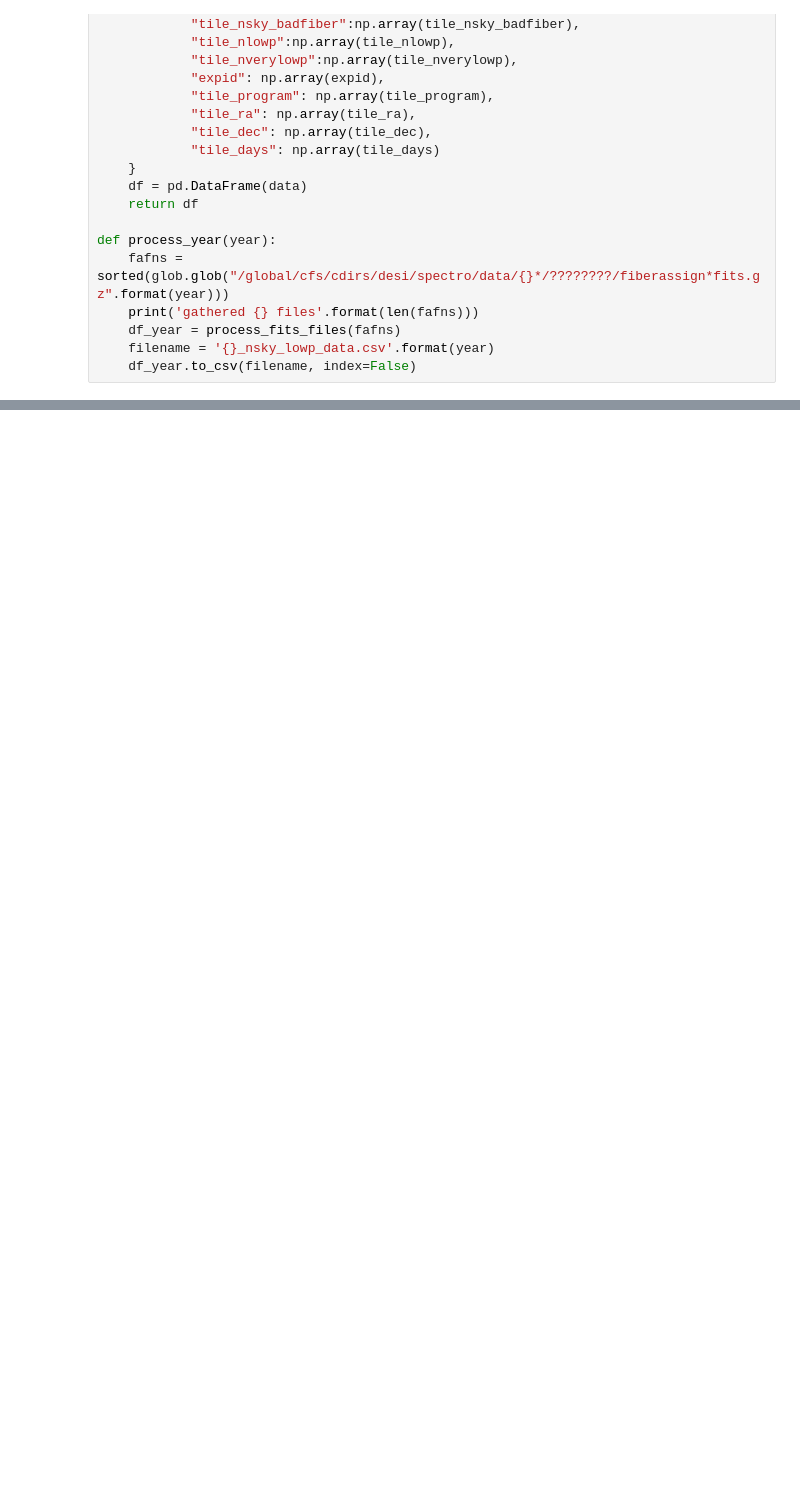
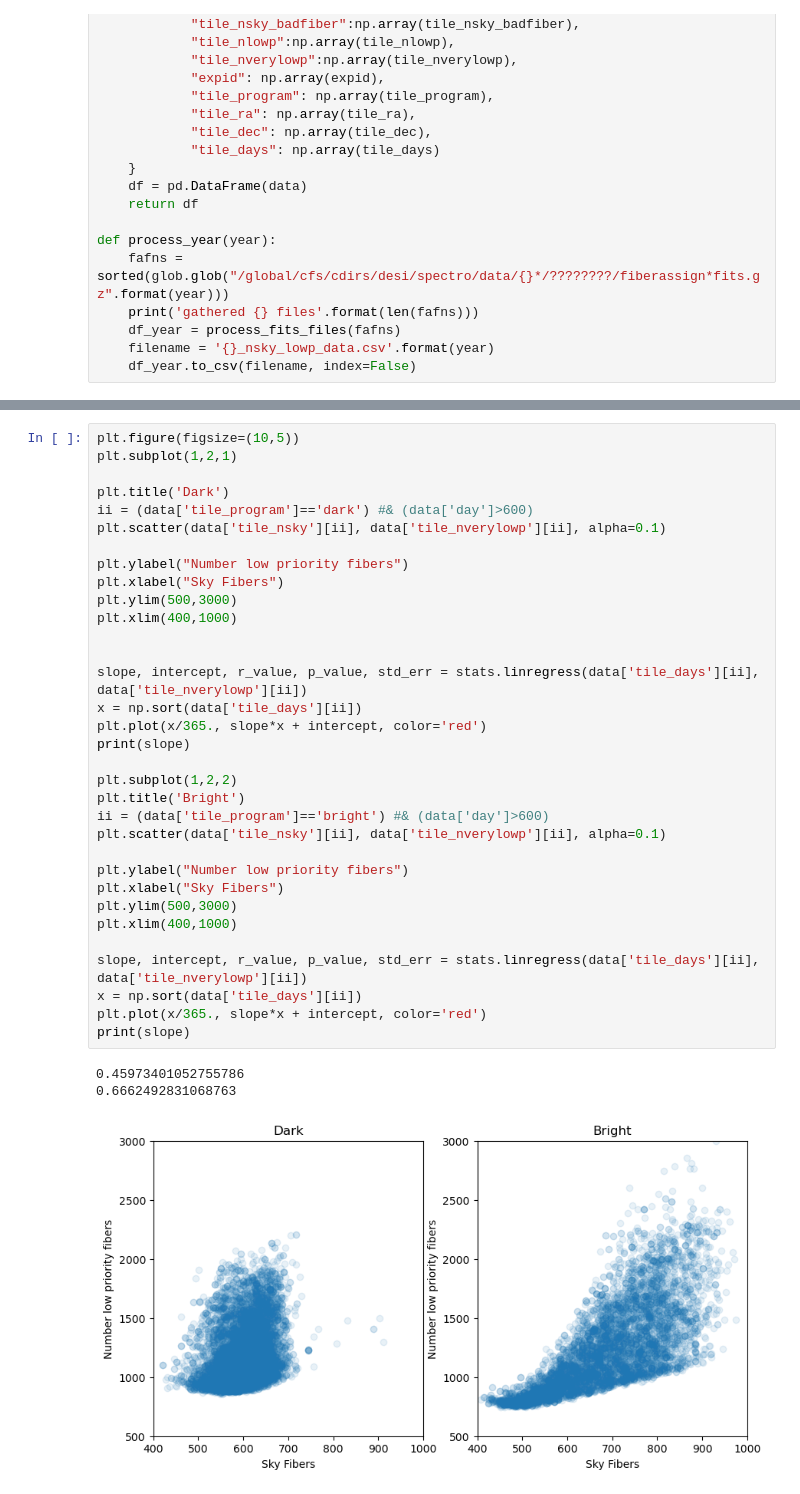
Before and after one commit to forero/SpareDESI, a Jupyter notebook: nb/baseline_observations.ipynb, the cells around one changed output, grey strips where cells are left out. Saved outputs shown, nothing was run; the diff lists cells and outputs as text; blank space fills up the shorter version.

```diff
--- a/nb/baseline_observations.ipynb
+++ b/nb/baseline_observations.ipynb
@@ -121,0 +175,37 @@ fa
+# %%
+plt.figure(figsize=(10,5))
+plt.subplot(1,2,1)
+
+plt.title('Dark')
+ii = (data['tile_program']=='dark') #& (data['day']>600)
+plt.scatter(data['tile_nsky'][ii], data['tile_nverylowp'][ii], alpha=0.1)
+
+plt.ylabel("Number low priority fibers")
+plt.xlabel("Sky Fibers")
+plt.ylim(500,3000)
+plt.xlim(400,1000)
+
+
+slope, intercept, r_value, p_value, std_err = stats.linregress(data['tile_days'][ii], data['tile_nverylowp'][ii])
+x = np.sort(data['tile_days'][ii])
+plt.plot(x/365., slope*x + intercept, color='red')
+print(slope)
+
+plt.subplot(1,2,2)
+plt.title('Bright')
+ii = (data['tile_program']=='bright') #& (data['day']>600)
+plt.scatter(data['tile_nsky'][ii], data['tile_nverylowp'][ii], alpha=0.1)
+
+plt.ylabel("Number low priority fibers")
+plt.xlabel("Sky Fibers")
+plt.ylim(500,3000)
+plt.xlim(400,1000)
+
+slope, intercept, r_value, p_value, std_err = stats.linregress(data['tile_days'][ii], data['tile_nverylowp'][ii])
+x = np.sort(data['tile_days'][ii])
+plt.plot(x/365., slope*x + intercept, color='red')
+print(slope)
+# %% [output]
+0.45973401052755786
+0.6662492831068763
+[figure, added]
```
Also changed, not shown: parts of 6 cells of this notebook.
